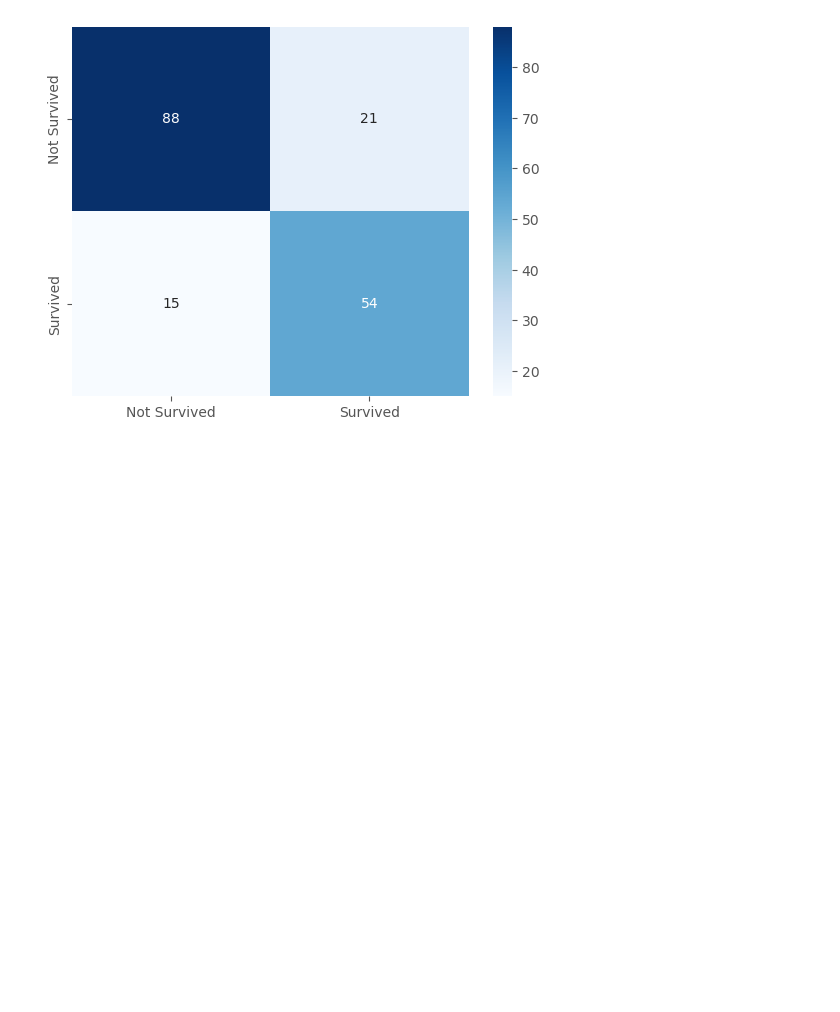
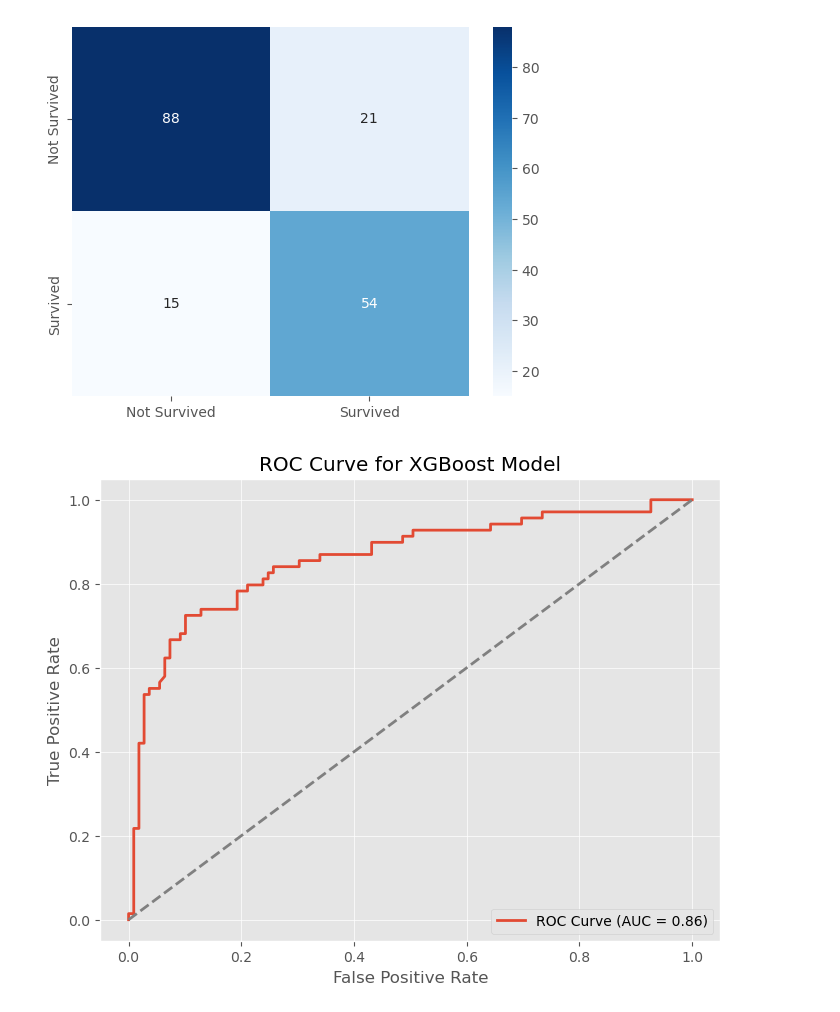
Before and after one commit to xblam/titanic, a Jupyter notebook: notebooks/titanic.ipynb, the cells around one changed output. Saved outputs shown, nothing was run; the diff lists cells and outputs as text; code cells hidden in the pictures; blank space fills up the shorter version.

Commit message:
made xgboost and made roc-auc curve

```diff
--- a/notebooks/titanic.ipynb
+++ b/notebooks/titanic.ipynb
@@ -417,3 +424,23 @@ sns.heatmap(cm, annot=True, fmt='d', cmap='Blues', xticklabels=['Not Survived',
 Accuracy: 0.797752808988764
 <Axes: >
 [figure]
+# %%
+y_proba = model.predict_proba(X_test)[:, 1]  # Probability of class "1" (e.g., Survived)
+
+# get the statistics
+fpr, tpr, thresholds = roc_curve(y_test, y_proba)
+# compute the auc score
+auc_score = roc_auc_score(y_test, y_proba)
+
+# plot the roc curve
+plt.figure(figsize=(8, 6))
+plt.plot(fpr, tpr, label=f"ROC Curve (AUC = {auc_score:.2f})")
+plt.plot([0, 1], [0, 1], linestyle='--', color='gray')  # Diagonal line (random guess)
+plt.xlabel("False Positive Rate")
+plt.ylabel("True Positive Rate")
+plt.title("ROC Curve for XGBoost Model")
+plt.legend(loc="lower right")
+plt.grid(True)
+plt.show()
+# %% [output]
+[figure, added]
```
Also changed, not shown: parts of 2 cells of this notebook, 1 other file.
